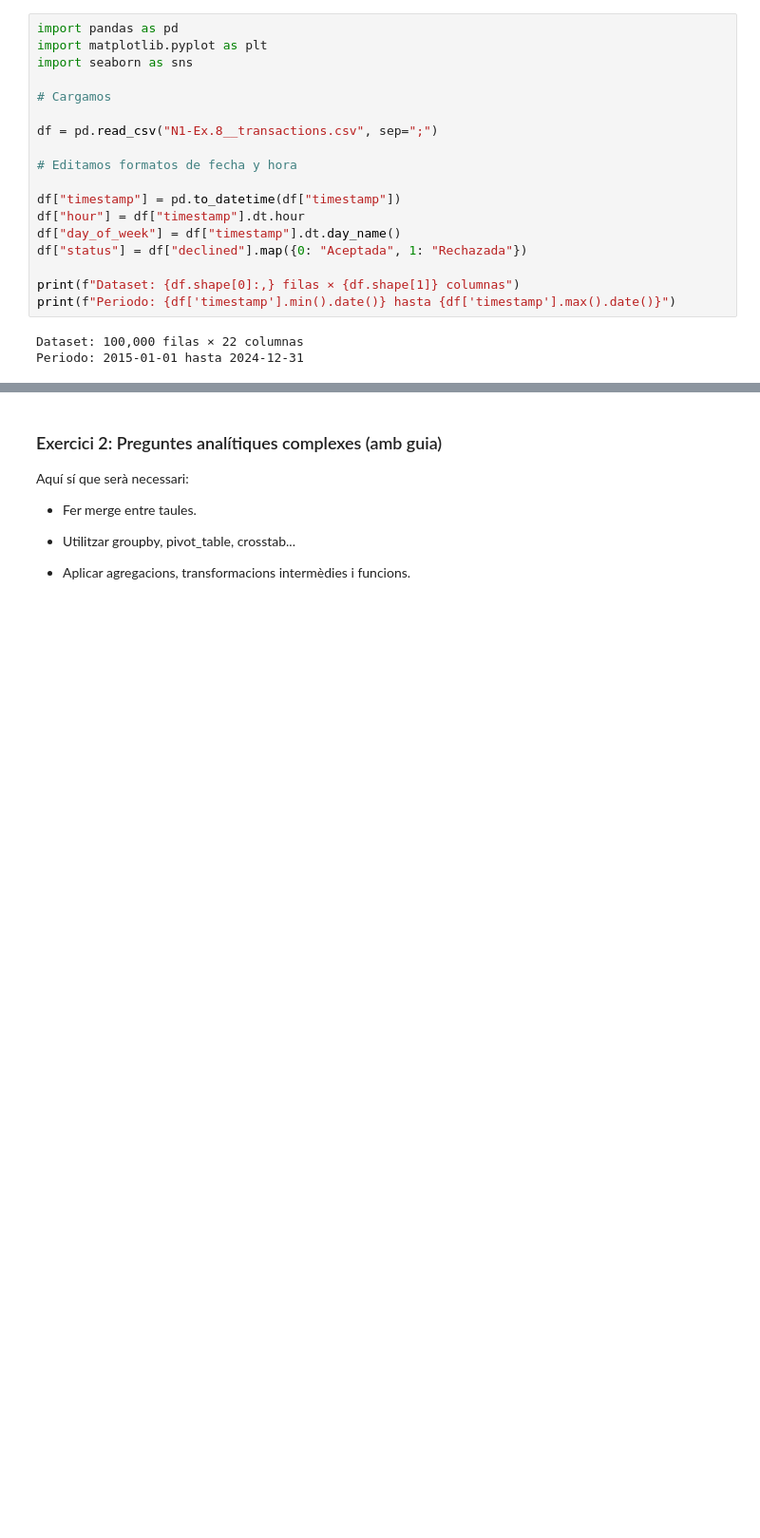
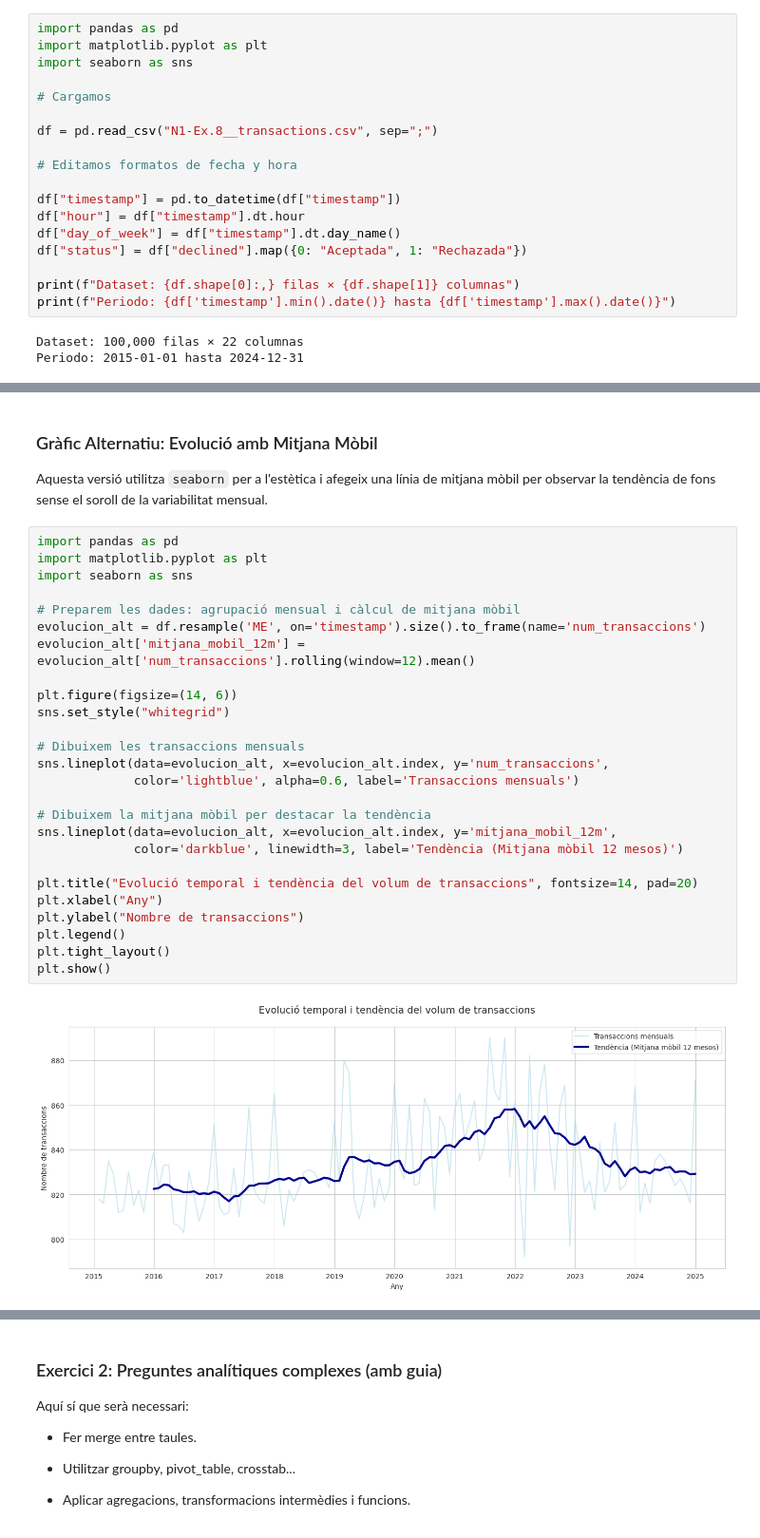
Before and after one commit to joagli/Especialidad-AADD, a Jupyter notebook: Tasca_S9_01.ipynb, the cells around one changed output, grey strips where cells are left out. Shown at 95% size. Drawn from its saved outputs; the diff is of its cells as text; blank space fills up the shorter version.

```diff
--- a/Tasca_S9_01.ipynb
+++ b/Tasca_S9_01.ipynb
@@ -67,2 +69,34 @@ en el volumen de actividad."""
 # %% [output]
 [figure]
+# %% [markdown]
+### Gràfic Alternatiu: Evolució amb Mitjana Mòbil
+
+Aquesta versió utilitza `seaborn` per a l'estètica i afegeix una línia de mitjana mòbil per observar la tendència de fons sense el soroll de la variabilitat mensual.
+# %%
+import pandas as pd
+import matplotlib.pyplot as plt
+import seaborn as sns
+
+# Preparem les dades: agrupació mensual i càlcul de mitjana mòbil
+evolucion_alt = df.resample('ME', on='timestamp').size().to_frame(name='num_transaccions')
+evolucion_alt['mitjana_mobil_12m'] = evolucion_alt['num_transaccions'].rolling(window=12).mean()
+
+plt.figure(figsize=(14, 6))
+sns.set_style("whitegrid")
+
+# Dibuixem les transaccions mensuals
+sns.lineplot(data=evolucion_alt, x=evolucion_alt.index, y='num_transaccions',
+             color='lightblue', alpha=0.6, label='Transaccions mensuals')
+
+# Dibuixem la mitjana mòbil per destacar la tendència
+sns.lineplot(data=evolucion_alt, x=evolucion_alt.index, y='mitjana_mobil_12m',
+             color='darkblue', linewidth=3, label='Tendència (Mitjana mòbil 12 mesos)')
+
+plt.title("Evolució temporal i tendència del volum de transaccions", fontsize=14, pad=20)
+plt.xlabel("Any")
+plt.ylabel("Nombre de transaccions")
+plt.legend()
+plt.tight_layout()
+plt.show()
+# %% [output]
+[figure, added]
```
Also changed, not shown: parts of 21 cells of this notebook.
